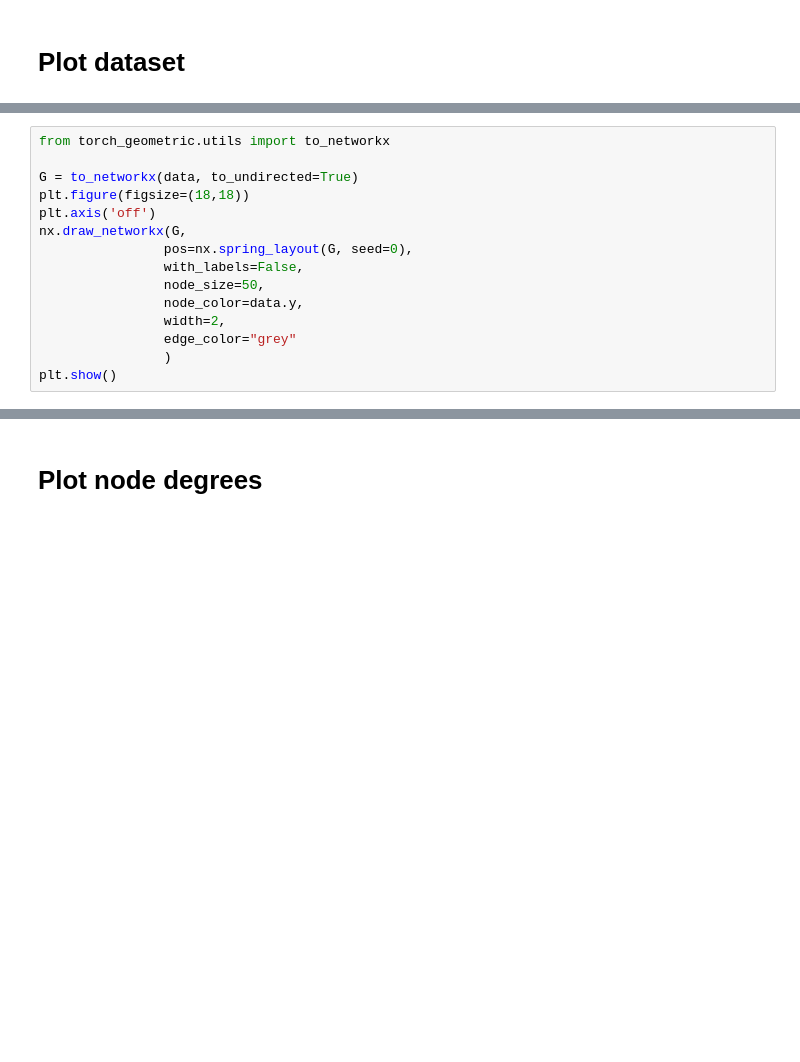
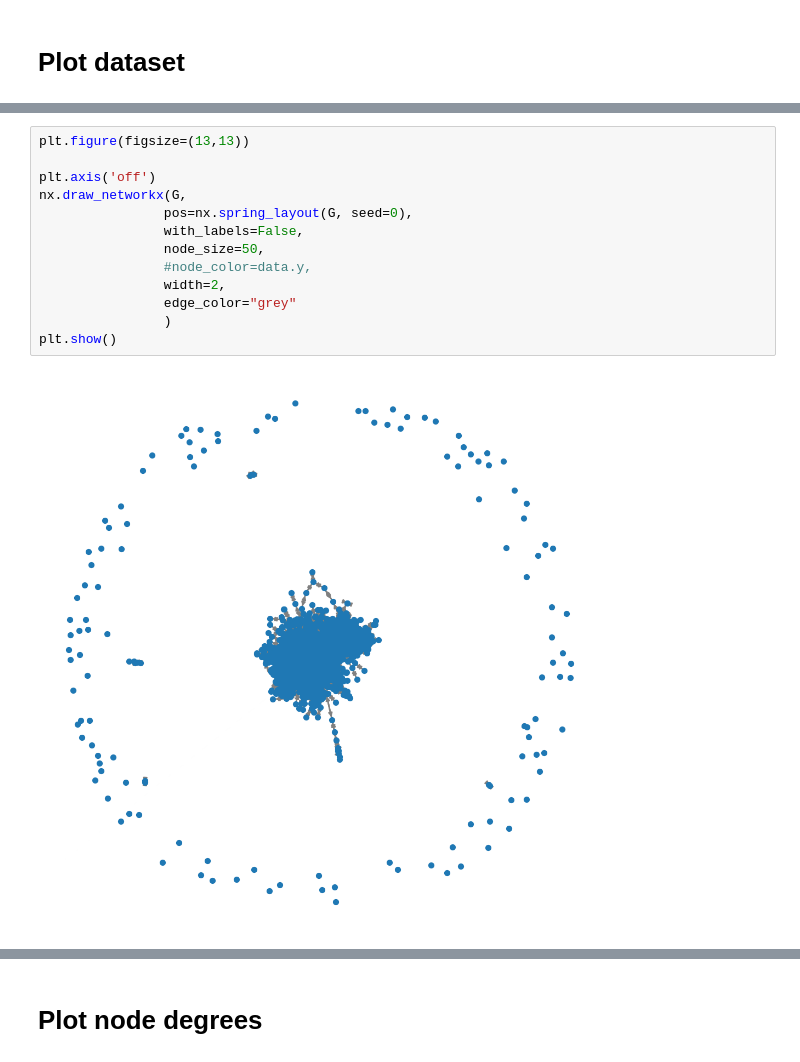
Before and after one commit to TAUforPython/machinelearning, a Jupyter notebook: GNN Graph Attention Network PubMed article.ipynb, the cells around one changed output, grey strips where cells are left out. Drawn from its saved outputs; the diff is of its cells as text; blank space fills up the shorter version.

```diff
--- a/GNN Graph Attention Network PubMed article.ipynb
+++ b/GNN Graph Attention Network PubMed article.ipynb
@@ -87,15 +129,15 @@ Number of isolated nodes = 0
 # %%
-from torch_geometric.utils import to_networkx
+plt.figure(figsize=(13,13))
 
-G = to_networkx(data, to_undirected=True)
-plt.figure(figsize=(18,18))
 plt.axis('off')
 nx.draw_networkx(G,
                 pos=nx.spring_layout(G, seed=0),
                 with_labels=False,
                 node_size=50,
-                node_color=data.y,
+                #node_color=data.y,
                 width=2,
                 edge_color="grey"
                 )
 plt.show()
+# %% [output]
+[figure, added]
```
Also changed, not shown: parts of 20 cells of this notebook.
